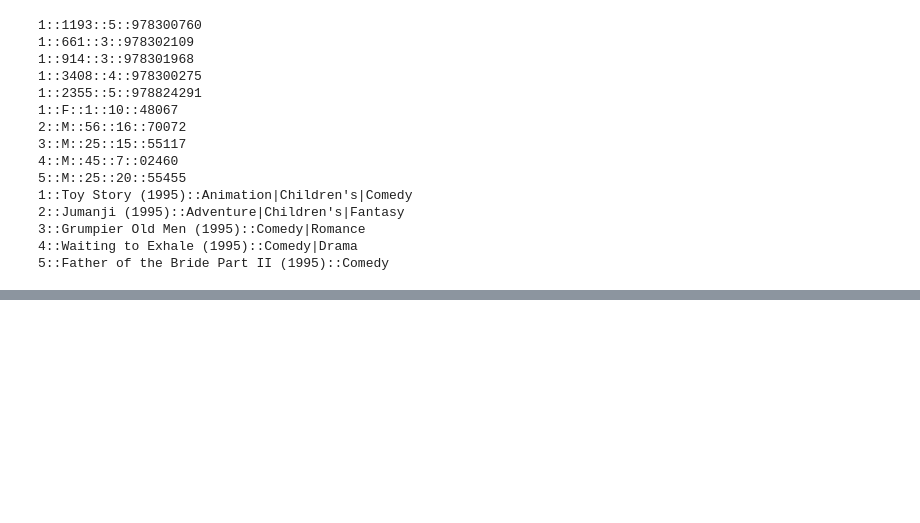
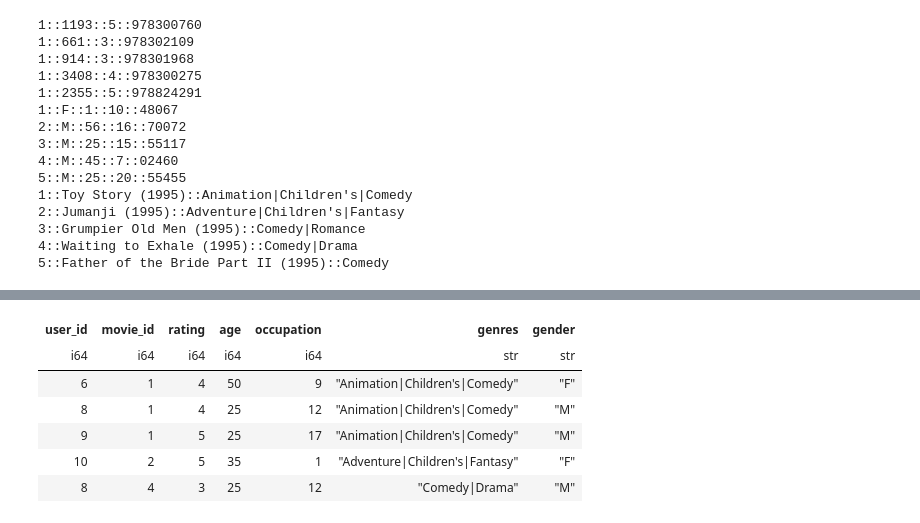
Before and after one commit to nking/recommender_systems, a Jupyter notebook: recommender-systems-with-tfx-components.ipynb, the cells around one changed output, grey strips where cells are left out. Cells and saved outputs as stored; diff of their text form; code cells hidden in the pictures; blank space fills up the shorter version.

```diff
--- a/recommender-systems-with-tfx-components.ipynb
+++ b/recommender-systems-with-tfx-components.ipynb
@@ -669,0 +862,77 @@ OK (skipped=1)
+# %%
+#enable/disable by toggling from Markdown to Code
+#"""
+
+print(f"tf.executing_eagerly()={tf.executing_eagerly()}")
+
+tfrecord_path = "/kaggle/working/bin/py_custom_comp_1/test_MovieLensExampleGen/TestPythonFuncCustomCompPipeline/MovieLensExampleGen/output_examples/1/Split-train/data_tfrecord-00000-of-00001.tfrecord"
+
+def get_expected_col_name_feature_types():
+  return {"user_id": tf.io.FixedLenFeature([], tf.int64),
+    "movie_id":tf.io.FixedLenFeature([], tf.int64),
+    "rating" : tf.io.FixedLenFeature([], tf.int64),
+    "timestamp" : tf.io.FixedLenFeature([], tf.int64),
+    "gender" : tf.io.FixedLenFeature([], tf.string),
+    "age" : tf.io.FixedLenFeature([], tf.int64),
+    "occupation" : tf.io.FixedLenFeature([], tf.int64),
+    "genres" : tf.io.FixedLenFeature([], tf.string)}
+
+col_name_feature_types = get_expected_col_name_feature_types()
+
+def _parse_function(example_proto):
+  return tf.io.parse_single_example(example_proto, col_name_feature_types)
+
+dataset = tf.data.TFRecordDataset(tfrecord_path)
+parsed_dataset = dataset.map(_parse_function)
+
+try:
+  for parsed_example in parsed_dataset.take(1):
+    pass
+except Exception as e:
+  print(e)
+
+try:
+  for tfrecord in dataset.take(1):
+    example = tf.train.Example()
+    example.ParseFromString(tfrecord.numpy())
+    #print(f"EXAMPLE={example}")
+except Exception as e:
+  print(e)
+
+data_list = []
+for record in parsed_dataset:
+    row = {
+        'user_id': record['user_id'].numpy(),
+        'movie_id': record['movie_id'].numpy(),
+        'rating': record['rating'].numpy(),
+        'age': record['age'].numpy(),
+        'occupation': record['occupation'].numpy(),
+        'genres': record['genres'].numpy().decode('utf-8'),
+        'gender': record['gender'].numpy().decode('utf-8'),
+    }
+    data_list.append(row)
+
+# Create the Polars DataFrame from the list of dictionaries
+df = pl.from_records(data_list)
+
+gender_enum = pl.Enum(['M', 'F'])
+genres_enum = pl.Enum(["Action", "Adventure", "Animation", "Children", "Comedy",
+          "Crime", "Documentary", "Drama", "Fantasy", "Film-Noir",
+          "Horror", "Musical", "Mystery", "Romance", "Sci-Fi",
+          "Thriller", "War", "Western"])
+
+#enums have to be strings
+#age_enum = pl.Enum([1, 18, 25, 35, 45, 50, 56])
+#df['age'].dtype = age_enum
+
+df['gender'].cast(gender_enum)
+
+# after splits, can use:
+#df['genres'].cast(genres_enum)
+
+df.null_count()
+
+df.describe()
+df.head()
+#"""
+# %% [output]
@@ -669,0 +941,7 @@ OK (skipped=1)
+| user_id | movie_id | rating | age | occupation | genres | gender |
+| i64 | i64 | i64 | i64 | i64 | str | str |
+| 6 | 1 | 4 | 50 | 9 | "Animation|Children's|Comedy" | "F" |
+| 8 | 1 | 4 | 25 | 12 | "Animation|Children's|Comedy" | "M" |
+| 9 | 1 | 5 | 25 | 17 | "Animation|Children's|Comedy" | "M" |
+| 10 | 2 | 5 | 35 | 1 | "Adventure|Children's|Fantasy" | "F" |
+| 8 | 4 | 3 | 25 | 12 | "Comedy|Drama" | "M" |
```
Also changed, not shown: parts of 20 cells of this notebook.
